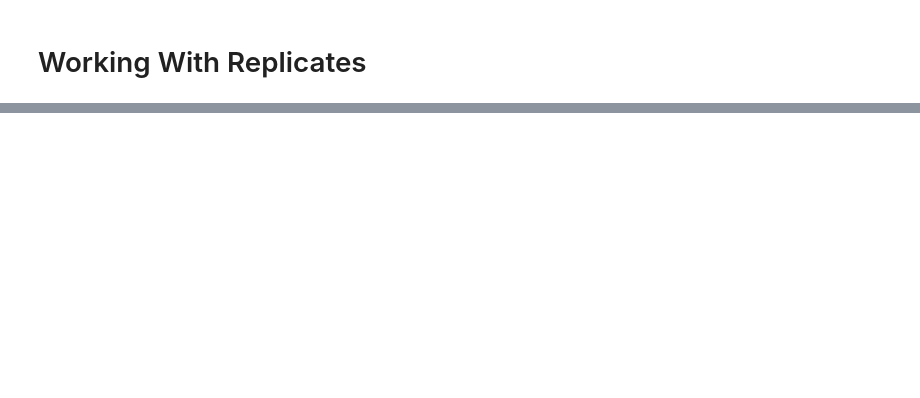
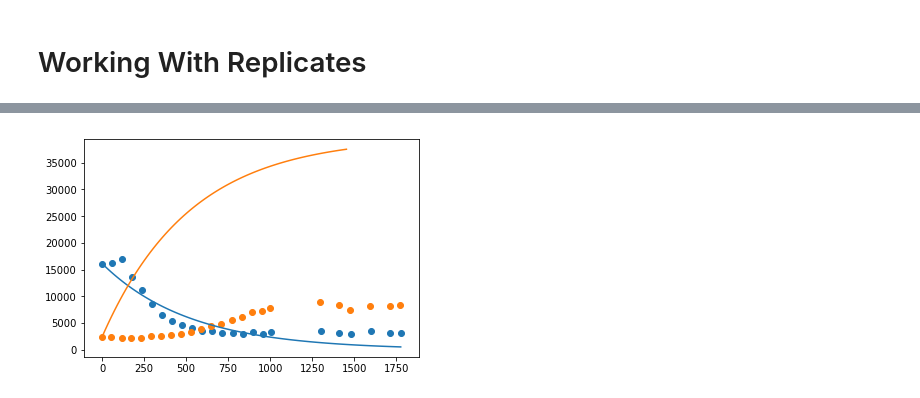
Before and after one commit to klavins/ECE424, a Jupyter notebook: lectures/fitting.ipynb, the cells around one changed output, grey strips where cells are left out. Drawn from its saved outputs; the diff is of its cells as text; code cells hidden in the pictures; blank space fills up the shorter version.

```diff
--- a/lectures/fitting.ipynb
+++ b/lectures/fitting.ipynb
@@ -330,0 +352,13 @@ plt.legend(plots,["Model", "Actual"]);
+# %%
+# Read data into variables
+k1 = np.genfromtxt('ECE424/data/KineticsLayer1.csv', delimiter=',')
+k2 = np.genfromtxt('ECE424/data/KineticsLayer2.csv', delimiter=',')
+k3 = np.genfromtxt('ECE424/data/KineticsLayer3.csv', delimiter=',')
+k4 = np.genfromtxt('ECE424/data/KineticsLayer4.csv', delimiter=',')
+
+# Note: First column is time, second is mean fluorescence, but the
+# entries are not in order. So first we sort them.
+K1 = k1[k1[:,0].argsort()]
+K2 = k2[k2[:,0].argsort()]
+K3 = k3[k3[:,0].argsort()]
+K4 = k4[k4[:,0].argsort()]
@@ -330,0 +420,72 @@ plt.legend(plots,["Model", "Actual"]);
+# %%
+#
+# Fitting two layers
+#
+
+t1data = K1[:,0]
+p1data = K1[:,1]
+
+t2data = K2[:,0]
+p2data = K2[:,1]
+
+r10 = 0
+p10 = K1[:,1][0]
+p20 = K2[:,1][0]
+
+def make_f1(p):
+
+    def f(x,t):
+        r1,protein = x
+        return [
+            p['a'] - p['br'] * r1,
+            p['vp'] / ( p['kp'] + r1**p['n'] ) - p['bp']*protein
+        ]
+
+    return f
+
+def make_f2(p):
+
+    def f(x,t):
+        r1,r2,protein = x
+        return [
+            p['a'] - p['br'] * r1,
+            p['vr'] / ( p['kr'] + r1**p['n'] ) - p['br'] * r2,
+            p['vp'] / ( p['kp'] + r2**p['n'] ) - p['bp']*protein
+        ]
+
+    return f
+
+def residual(params):
+
+    x1 = spi.odeint(make_f1(params),[r10,p10],t1data)
+    e1 = [ a - b for a,b in zip(x1[:,1],p1data)]
+
+    x2 = spi.odeint(make_f2(params),[r10,p['r20'],p20],t2data)
+    e2 = [ a - b for a,b in zip(x2[:,2],p2data)]
+
+    return np.nan_to_num(np.array(e1+e2).flatten())
+
+def r():
+    return 100*np.random.random()
+p = Parameters()
+
+p.add('a',  value=r(), min=0, max=1000)
+p.add('n',  value=1, min=0,max=4)
+p.add('vp', value=r(), min=0, max=1000)
+p.add('vr', value=r(), min=0, max=1000)
+p.add('bp', value=r(), min=0, max=1000)
+p.add('br', value=r(), min=0, max=1000)
+p.add('kp', value=r(), min=0, max=1000)
+p.add('kr', value=r(), min=0, max=1000)
+p.add('r20',value=r(), min=0, max=10000)
+
+result = minimize(residual,p,method='differential_evolution')
+tvals = np.linspace(0,max(t1data),100)
+x1 = spi.odeint(make_f1(result.params),[r10,p10],tvals)
+x2 = spi.odeint(make_f2(result.params),[r10,result.params['r20'],p20],tvals)
+plt.plot(tvals,x1[:,1])
+plt.plot(tvals,x2[:,2])
+plt.scatter(t1data,p1data);
+plt.scatter(t2data,p2data);
+result
+# %% [output]
@@ -330,0 +512 @@ plt.legend(plots,["Model", "Actual"]);
+[figure, added]
```
Also changed, not shown: parts of 25 cells of this notebook.
